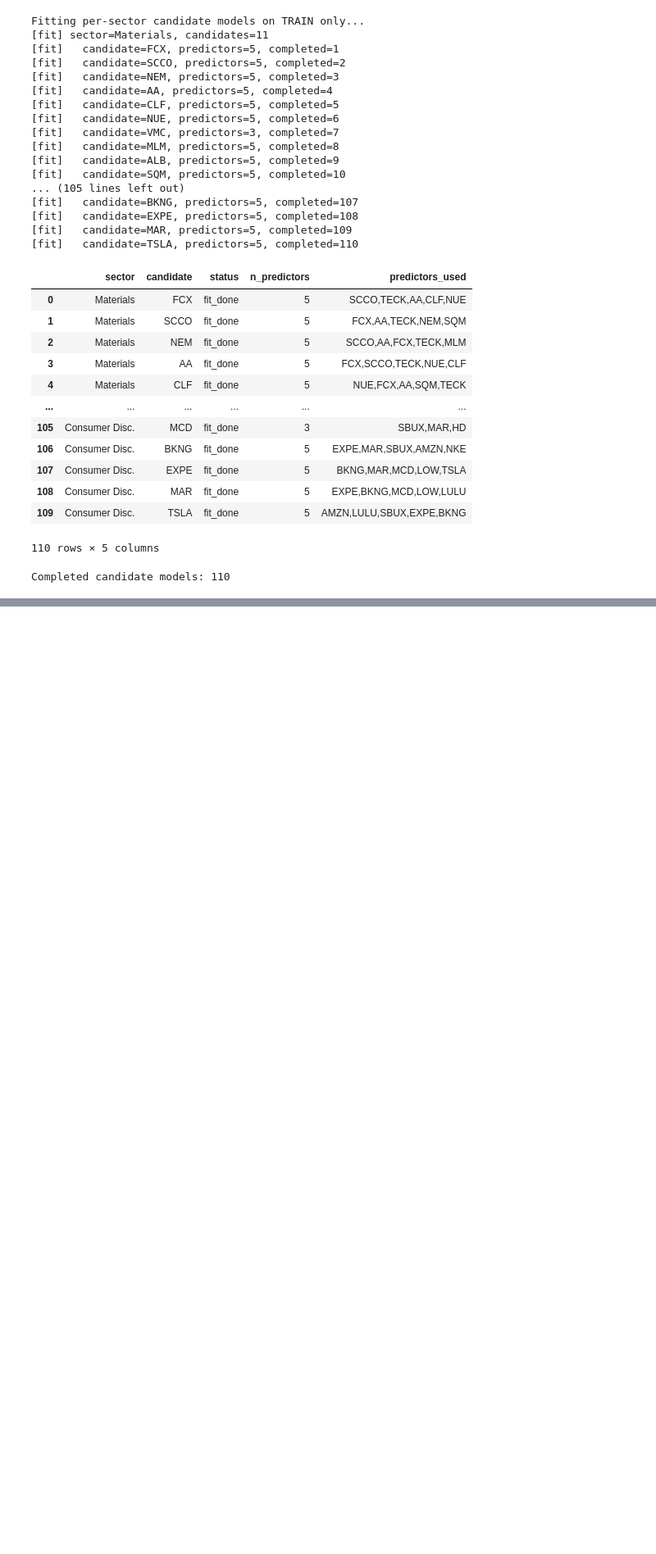
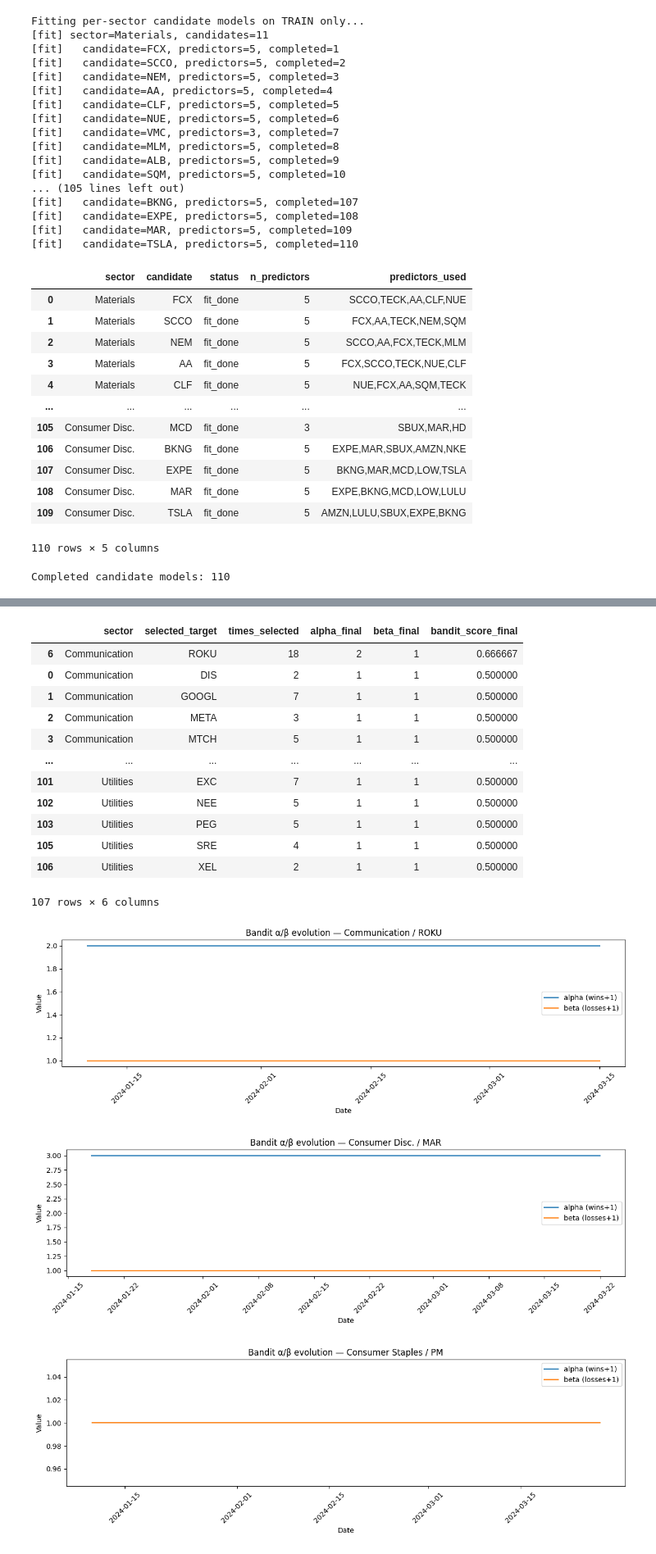
Before and after one commit to razmen3101/algo-trading-project, a Jupyter notebook: DBTS_Train_Only_Diagnostic_FIXED.ipynb, the cells around one changed output, grey strips where cells are left out. Shown at 82% size. Saved outputs shown, nothing was run; the diff lists cells and outputs as text; code cells hidden in the pictures; blank space fills up the shorter version.

```diff
--- a/DBTS_Train_Only_Diagnostic_FIXED.ipynb
+++ b/DBTS_Train_Only_Diagnostic_FIXED.ipynb
@@ -867,23 +1151,47 @@ else:
 # %%
 # Cell 17 — bandit diagnostics
 if not bandit_states.empty:
-    bandit_update_summary = (
-        bandit_states.groupby(["sector", "selected_target", "bandit_updated"])
-        .size().unstack(fill_value=0).reset_index()
+    # Summary: alpha/beta progression per sector/target
+    bandit_overview = (
+        bandit_states.groupby(["sector", "selected_target"])
+        .agg(
+            times_selected=("selected_target", "size"),
+            alpha_final=("alpha_after", "last"),
+            beta_final=("beta_after", "last"),
+        )
+        .reset_index()
     )
-    display(bandit_update_summary)
+    bandit_overview["bandit_score_final"] = (
+        bandit_overview["alpha_final"] / (bandit_overview["alpha_final"] + bandit_overview["beta_final"])
+    )
+    display(bandit_overview.sort_values(["sector", "bandit_score_final"], ascending=[True, False]))
 
-    # Plot alpha/beta evolution for the most selected target in each sector.
+    # Plot alpha/beta evolution for most-selected target in each sector
     for sector, sub in bandit_states.groupby("sector"):
         top_target = sub["selected_target"].value_counts().idxmax()
         ss = sub[sub["selected_target"] == top_target].sort_values("date")
+        if len(ss) < 3:
+            continue
         plt.figure(figsize=(12, 4))
-        plt.plot(ss["date"], ss["alpha_after"], label="alpha")
-        plt.plot(ss["date"], ss["beta_after"], label="beta")
-        plt.title(f"Bandit alpha/beta evolution — {sector} / {top_target}")
-        plt.xlabel("Date")
-        plt.ylabel("Value")
-        plt.legend()
-        plt.xticks(rotation=45)
-        plt.tight_layout()
-        plt.show()
+        plt.plot(ss["date"], ss["alpha_after"], label="alpha (wins+1)")
+        plt.plot(ss["date"], ss["beta_after"],  label="beta (losses+1)")
+        plt.title(f"Bandit α/β evolution — {sector} / {top_target}")
+        plt.xlabel("Date"); plt.ylabel("Value")
+        plt.legend(); plt.xticks(rotation=45); plt.tight_layout(); plt.show()
+# %% [output]
+|  | sector | selected_target | times_selected | alpha_final | beta_final | bandit_score_final |
+| 6 | Communication | ROKU | 18 | 2 | 1 | 0.666667 |
+| 0 | Communication | DIS | 2 | 1 | 1 | 0.500000 |
+| 1 | Communication | GOOGL | 7 | 1 | 1 | 0.500000 |
+| 2 | Communication | META | 3 | 1 | 1 | 0.500000 |
+| 3 | Communication | MTCH | 5 | 1 | 1 | 0.500000 |
+| ... | ... | ... | ... | ... | ... | ... |
+| 101 | Utilities | EXC | 7 | 1 | 1 | 0.500000 |
+| 102 | Utilities | NEE | 5 | 1 | 1 | 0.500000 |
+| 103 | Utilities | PEG | 5 | 1 | 1 | 0.500000 |
+| 105 | Utilities | SRE | 4 | 1 | 1 | 0.500000 |
+| 106 | Utilities | XEL | 2 | 1 | 1 | 0.500000 |
+107 rows × 6 columns
+[figure, added]
+[figure, added]
+[figure, added]
```
Also changed, not shown: parts of 18 cells of this notebook, 3 other files.
